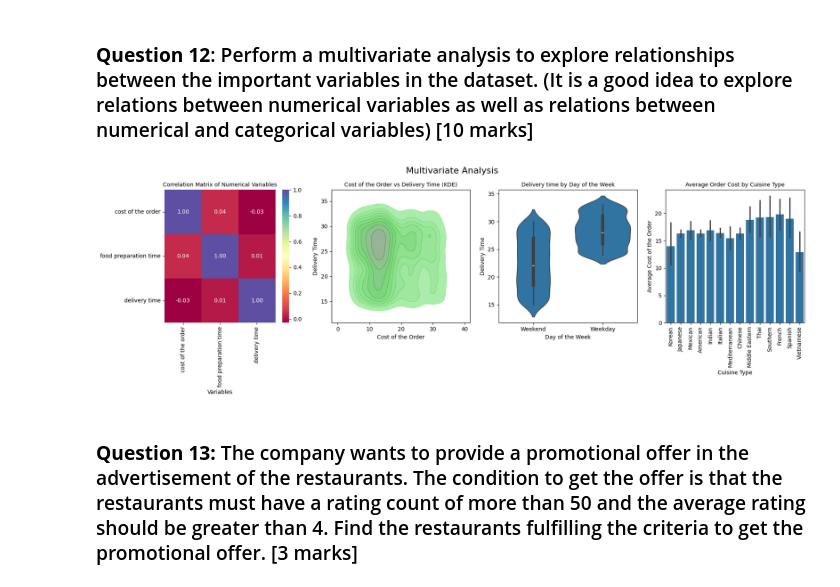
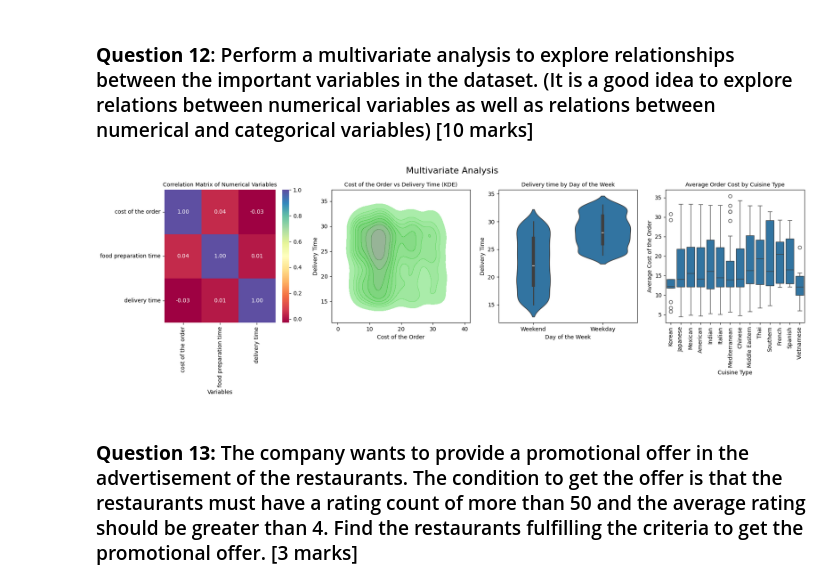
Before and after one commit to nagasayanak/AI_ML_Projects, a Jupyter notebook: Learner_Notebook_Full_Code.ipynb, the cells around one changed output. Cells and saved outputs as stored; diff of their text form; code cells hidden in the pictures.

```diff
--- a/Learner_Notebook_Full_Code.ipynb
+++ b/Learner_Notebook_Full_Code.ipynb
@@ -426,34 +431,34 @@ sns.kdeplot(
 	x=data["cost_of_the_order"],
 	y=data["delivery_time"],
 	fill=True,
 	color="green",
 	alpha=0.5,
 	ax=axes3[1]
 )
 axes3[1].set_title("Cost of the Order vs Delivery Time (KDE)", fontsize=10)
 axes3[1].set_xlabel("Cost of the Order")
 axes3[1].set_ylabel("Delivery Time")
 
 sns.violinplot(data=data, x="day_of_the_week", y="delivery_time",ax=axes3[2])
 axes3[2].set_title("Delivery time by Day of the Week", fontsize=10)
 axes3[2].set_xlabel("Day of the Week")
 axes3[2].set_ylabel("Delivery Time")
 
-sns.barplot(data=data, x="cuisine_type", y="cost_of_the_order", estimator=np.mean, ax=axes3[3])
+sns.boxplot(data=data, x="cuisine_type", y="cost_of_the_order", ax=axes3[3])
 axes3[3].set_title("Average Order Cost by Cuisine Type", fontsize=10)
 categories = data["cuisine_type"].unique()
 axes3[3].set_xlabel("Cuisine Type")
 #axes3[3].set_xticklabels(axes3[3].get_xticklabels(), rotation=90)
 axes3[3].set_xticks(range(len(categories)))
 
 # Set the tick labels with rotation, ensuring they match the categories
 axes3[3].set_xticklabels(categories, rotation=90)
 axes3[3].set_ylabel("Average Cost of the Order")
 axes3[3].set_xticks(range(len(axes3[3].get_xticklabels())))  # Ensure tick positions are set
 
 plt.tight_layout()
 plt.show()
 # %% [output]
-[figure, old version]
+[figure, new version]
 # %% [markdown]
 ### **Question 13:** The company wants to provide a promotional offer in the advertisement of the restaurants. The condition to get the offer is that the restaurants must have a rating count of more than 50 and the average rating should be greater than 4. Find the restaurants fulfilling the criteria to get the promotional offer. [3 marks]
```
Also changed, not shown: parts of 23 cells of this notebook.
